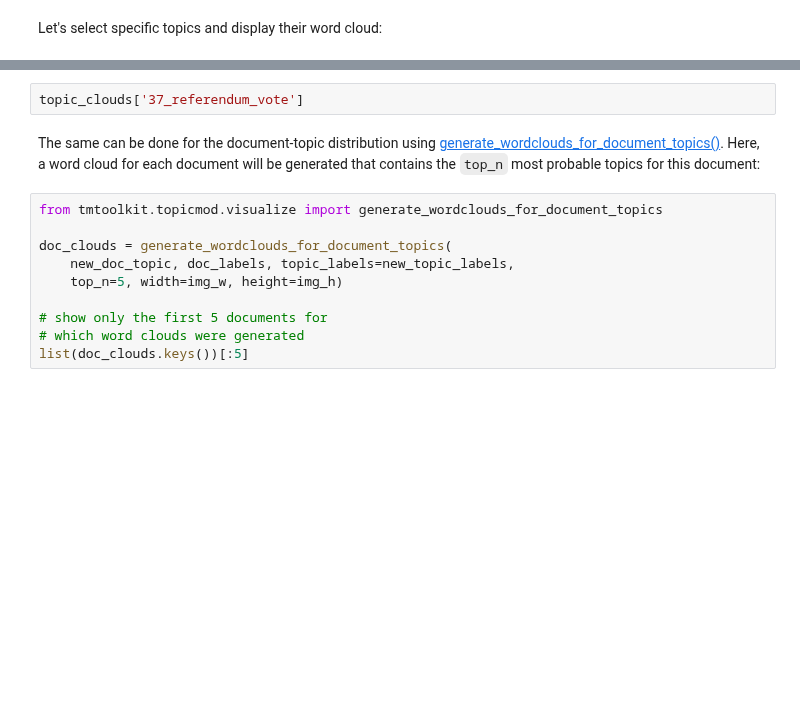
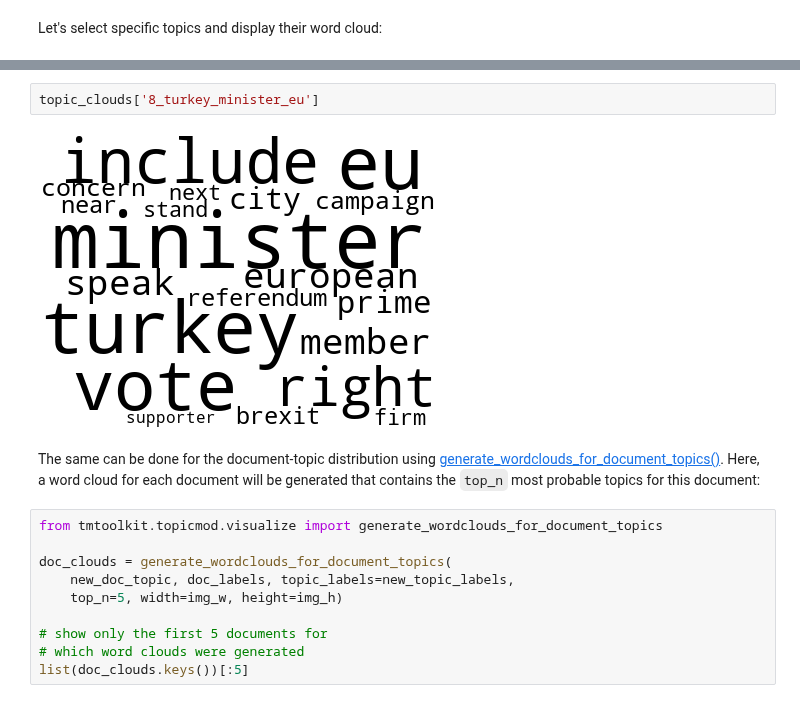
Before and after one commit to WZBSocialScienceCenter/tmtoolkit, a Jupyter notebook: doc/source/topic_modeling.ipynb, the cells around one changed output, grey strips where cells are left out. Saved outputs shown, nothing was run; the diff lists cells and outputs as text; blank space fills up the shorter version.

```diff
--- a/doc/source/topic_modeling.ipynb
+++ b/doc/source/topic_modeling.ipynb
@@ -666,5 +1006,7 @@ topic_clouds['42_eu_uk']
 # %%
-topic_clouds['37_referendum_vote']
+topic_clouds['8_turkey_minister_eu']
+# %% [output]
+[figure, added]
 # %% [markdown]
 The same can be done for the document-topic distribution using [generate_wordclouds_for_document_topics()](api.rst#tmtoolkit.topicmod.visualize.generate_wordclouds_for_document_topics). Here, a word cloud for each document will be generated that contains the `top_n` most probable topics for this document:
 # %%
```
Also changed, not shown: parts of 66 cells of this notebook, 5 other files.
